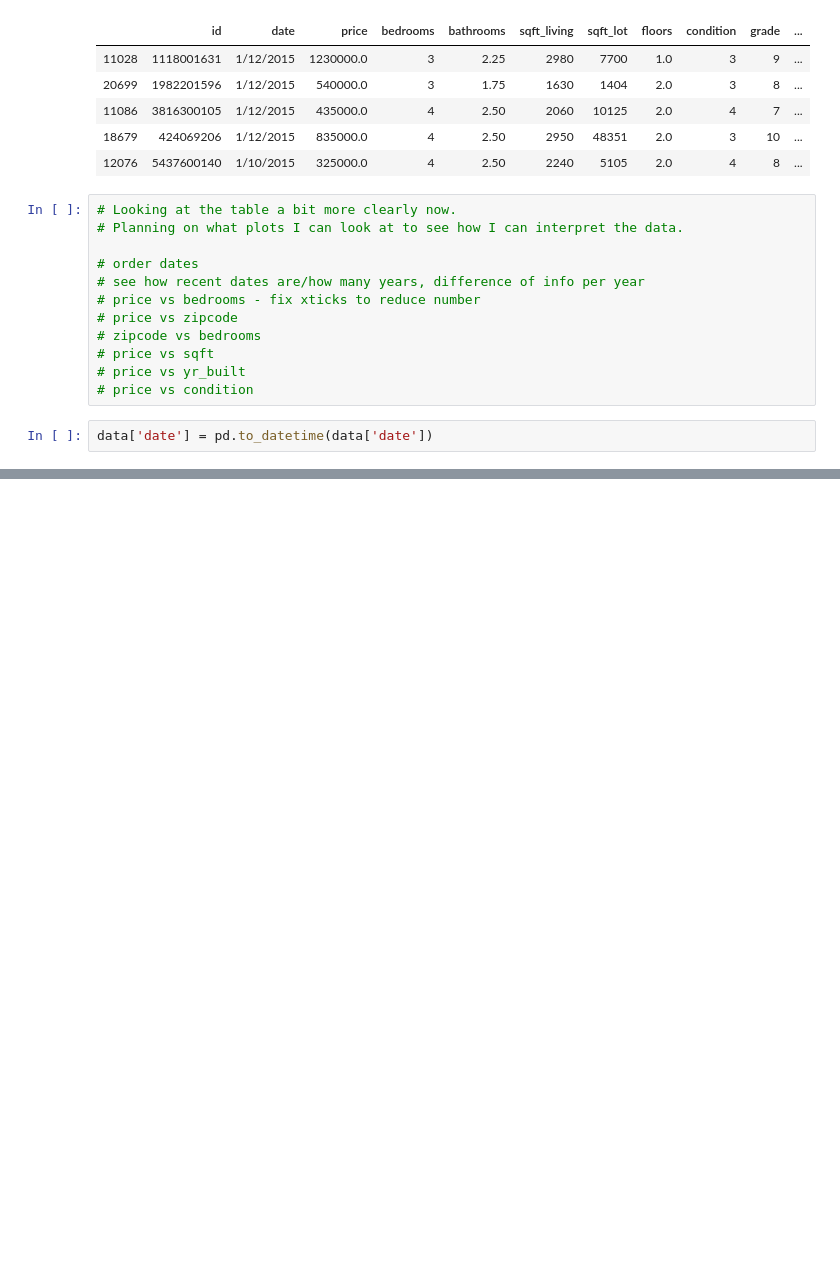
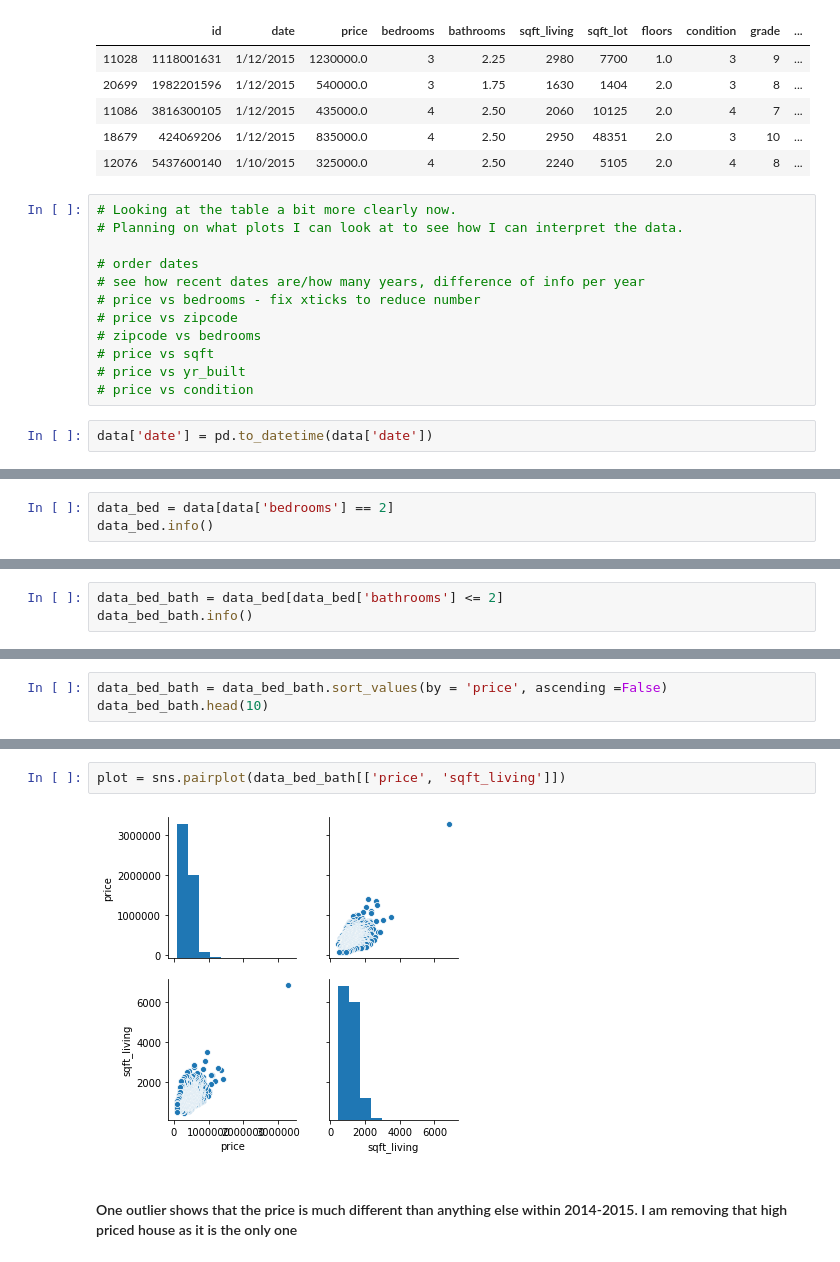
Before and after one commit to psuero1/house-sales-project, a Jupyter notebook: Data_Cleaning_EDA.ipynb, the cells around one changed output, grey strips where cells are left out. Saved outputs shown, nothing was run; the diff lists cells and outputs as text; blank space fills up the shorter version.

```diff
--- a/Data_Cleaning_EDA.ipynb
+++ b/Data_Cleaning_EDA.ipynb
@@ -331,0 +286,3 @@ p = sns.pairplot(data_2015[['price', 'sqft_living']])
+# %%
+data_bed = data[data['bedrooms'] == 2]
+data_bed.info()
@@ -331,0 +307,3 @@ p = sns.pairplot(data_2015[['price', 'sqft_living']])
+# %%
+data_bed_bath = data_bed[data_bed['bathrooms'] <= 2]
+data_bed_bath.info()
@@ -331,0 +328,3 @@ p = sns.pairplot(data_2015[['price', 'sqft_living']])
+# %%
+data_bed_bath = data_bed_bath.sort_values(by = 'price', ascending =False)
+data_bed_bath.head(10)
@@ -331,0 +344,6 @@ p = sns.pairplot(data_2015[['price', 'sqft_living']])
+# %%
+plot = sns.pairplot(data_bed_bath[['price', 'sqft_living']])
+# %% [output]
+[figure, added]
+# %% [markdown]
+#### One outlier shows that the price is much different than anything else within 2014-2015. I am removing that high priced house as it is the only one ####
```
Also changed, not shown: parts of 30 cells of this notebook.
